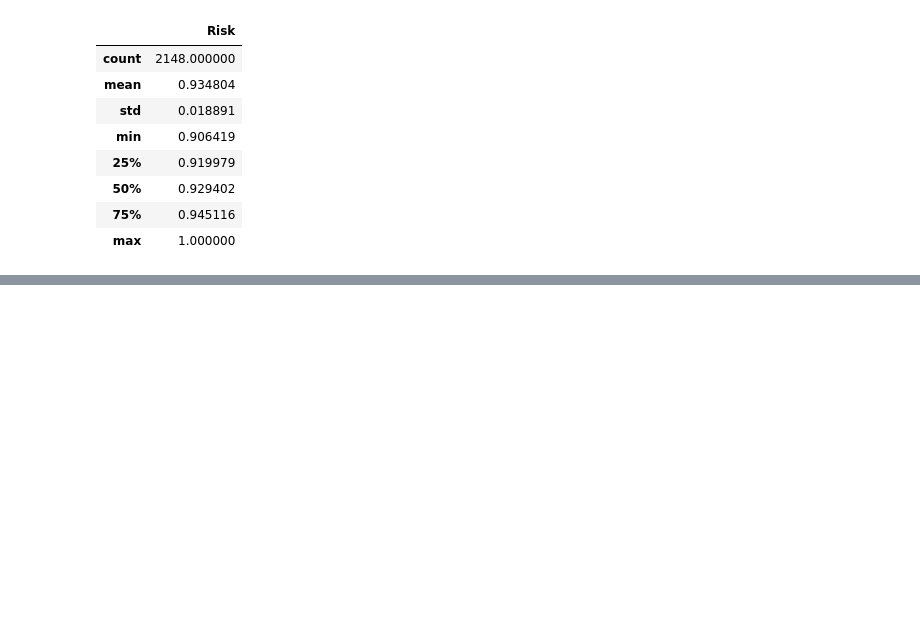
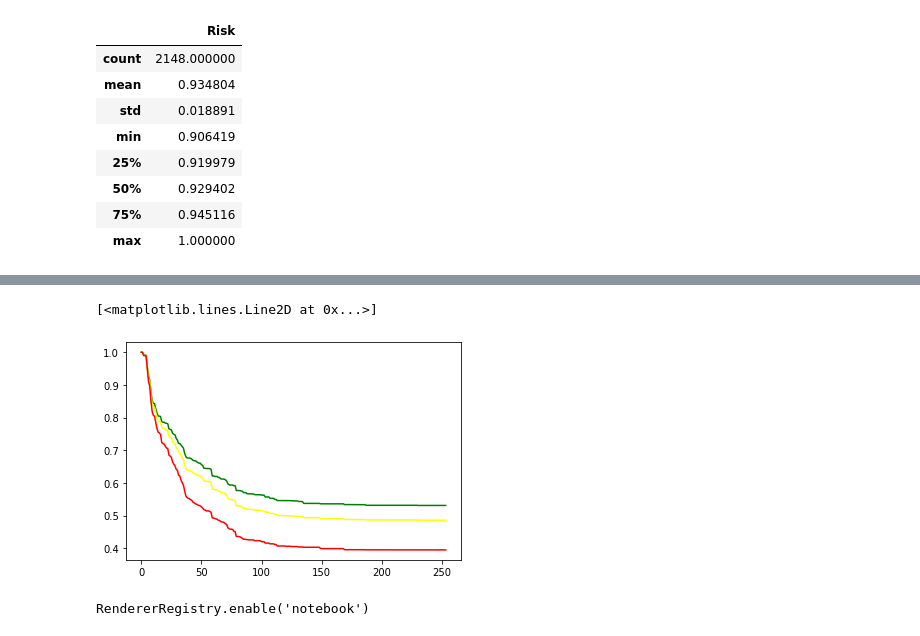
Before and after one commit to laiadc/ProjectAgileDataScience, a Jupyter notebook: Model/log-rank-test.ipynb, the cells around one changed output, grey strips where cells are left out. Cells and saved outputs as stored; diff of their text form; code cells hidden in the pictures; blank space fills up the shorter version.

Commit message:
Added mean curves and html

```diff
--- a/Model/log-rank-test.ipynb
+++ b/Model/log-rank-test.ipynb
@@ -173,6 +155,11 @@ print(g3.shape)
 (834, 1)
 (652, 1)
 (662, 1)
+# %%
+groups = np.zeros(risk_df.shape[0])
+groups[g1.index] = 1
+groups[g2.index] = 2
+groups[g3.index] = 3
 # %%
 risk_norm = risk_df/np.max(risk_df)
 # %%
@@ -200,3 +187,22 @@ risk_df.to_csv('risks.csv')
 # %%
 keep_thresholds = pd.DataFrame([[t1_norm,t2_norm,max_val]], columns=["Threshold1-2","Threshold2-3", "Normalization_max"] )
 keep_thresholds.to_csv('thresholds.csv')
+# %%
+def get_probabilities(x_test, estimator):
+
+    # Create an empty pandas dataframes with these times as the columns
+    pred = estimator.predict_survival(x_test.values[0, :]).flatten()
+    times = np.arange(pred.shape[0])
+    pred_df = pd.DataFrame(columns = times )
+
+    # Convert each row to a pandas series row (transpose) with the index as these x times and append it to the df
+    for i in range(0,len(x_test)):
+        pred = estimator.predict_survival(x_test.values[i, :])
+        pred_df = pred_df.append(pd.DataFrame(pred))
+
+    pred_df = pred_df.set_index(np.arange(pred_df.shape[0]))
+
+    return pred_df,times
+# %%
+#  store the probability curves
+predictions,times = get_probabilities(X_train, estimator_loaded)
@@ -202,0 +247,16 @@ keep_thresholds.to_csv('thresholds.csv')
+# %%
+c1 = predictions[groups==1].mean()
+c2 = predictions[groups==2].mean()
+c3 = predictions[groups==3].mean()
+# %%
+plt.plot(times, c1, '-', color='green')
+plt.plot(times, c2, '-', color='yellow')
+plt.plot(times, c3, '-', color='red')
+# %% [output]
+[<matplotlib.lines.Line2D at 0x...>]
+[figure, added]
+# %%
+import altair as alt
+alt.renderers.enable('notebook')
+# %% [output]
+RendererRegistry.enable('notebook')
```
Also changed, not shown: parts of 11 cells of this notebook, 5 other files.
